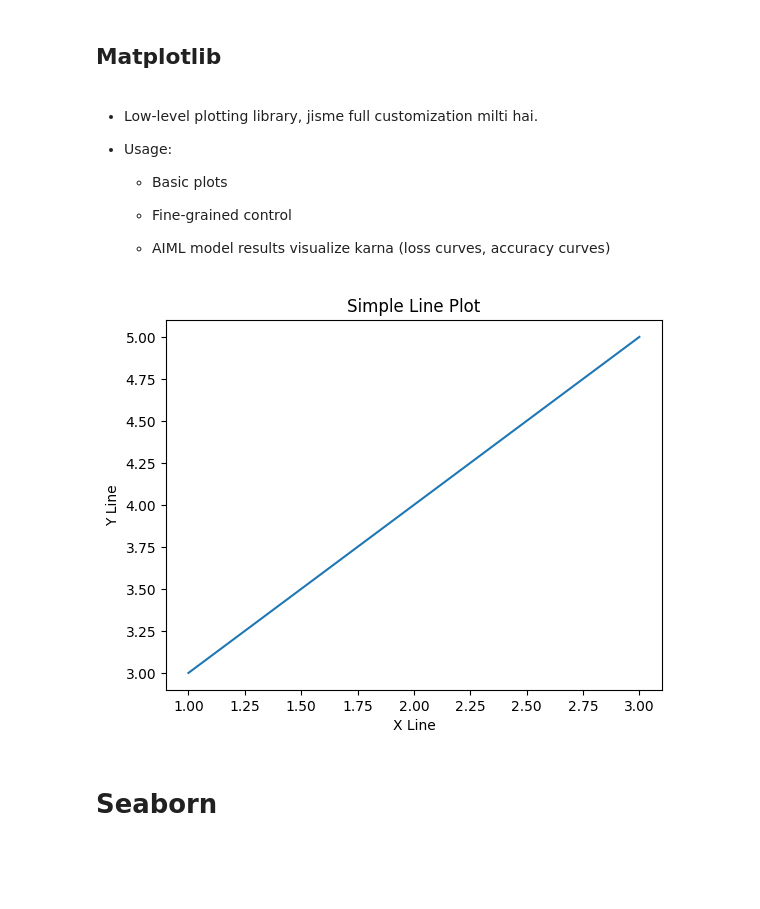
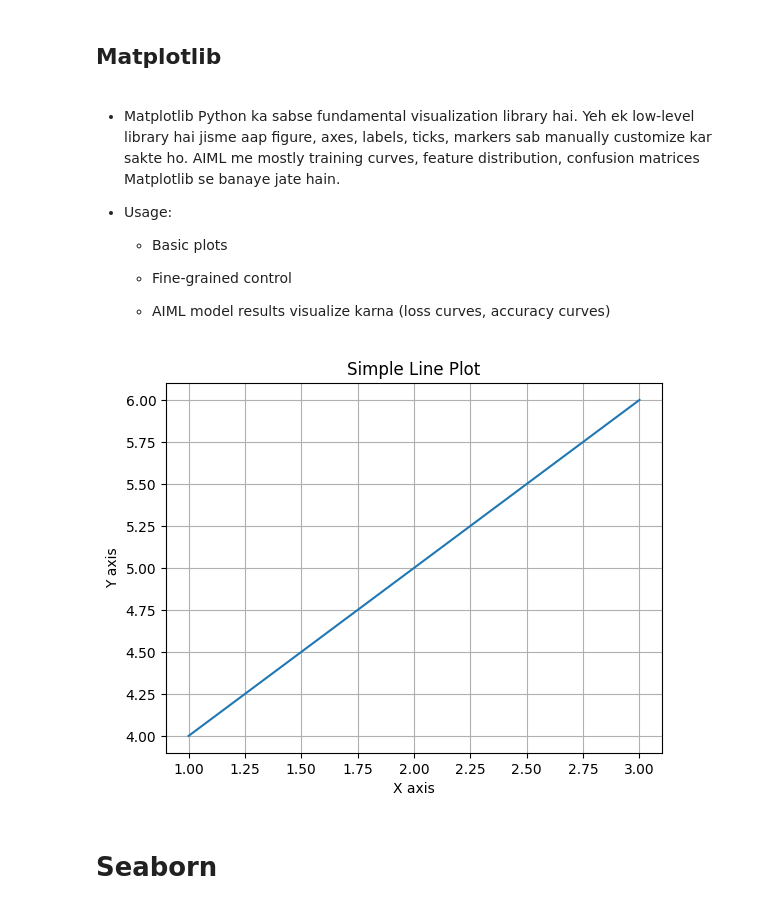
Before and after one commit to CodeSagarrr/Data-Visualitations-AIML, a Jupyter notebook: phase-1.ipynb, the cells around one changed output. Drawn from its saved outputs; the diff is of its cells as text; code cells hidden in the pictures; blank space fills up the shorter version.

```diff
--- a/phase-1.ipynb
+++ b/phase-1.ipynb
@@ -50,7 +73,8 @@ df.head()
 # %% [markdown]
 ## Matplotlib
 # %% [markdown]
-* Low-level plotting library, jisme full customization milti hai.
+* Matplotlib Python ka sabse fundamental visualization library hai. Yeh ek low-level library hai jisme aap figure, axes, labels, ticks, markers sab manually customize kar sakte ho.
+AIML me mostly training curves, feature distribution, confusion matrices Matplotlib se banaye jate hain.
 
 * Usage:
 
@@ -62,13 +86,29 @@ df.head()
 # %%
 import matplotlib.pyplot as plt
 
-plt.plot([1,2,3] , [3,4,5])
+# X and Y values define karna
+X = [1, 2, 3]
+Y = [4, 5, 6]
+
+# plot(): x-y line plot draw karta hai
+plt.plot(X , Y)
+
+# title(): graph ka title set karta hai
 plt.title("Simple Line Plot")
-plt.xlabel("X Line")
-plt.ylabel("Y Line")
+
+# xlabel(): X-axis ka label define karta hai
+plt.xlabel("X axis")
+
+# ylabel(): Y-axis ka label define karta hai
+plt.ylabel("Y axis")
+
+# grid(): graph me background grid lines add karta hai
+plt.grid(True)
+
+# show(): final graph render karta hai
 plt.show()
 # %% [output]
-[figure, old version]
+[figure, new version]
 # %% [markdown]
 # Seaborn
 # %% [markdown]
```
Also changed, not shown: parts of 23 cells of this notebook.
